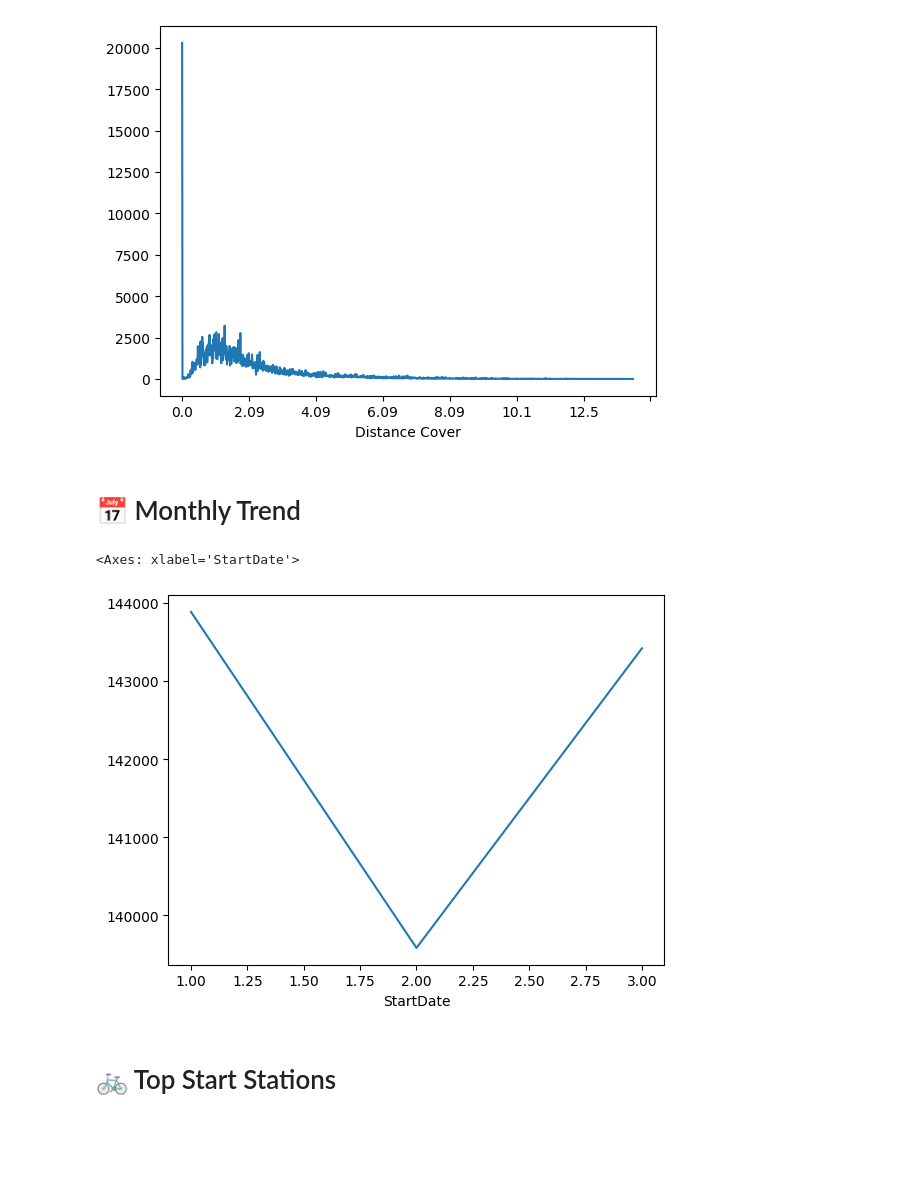
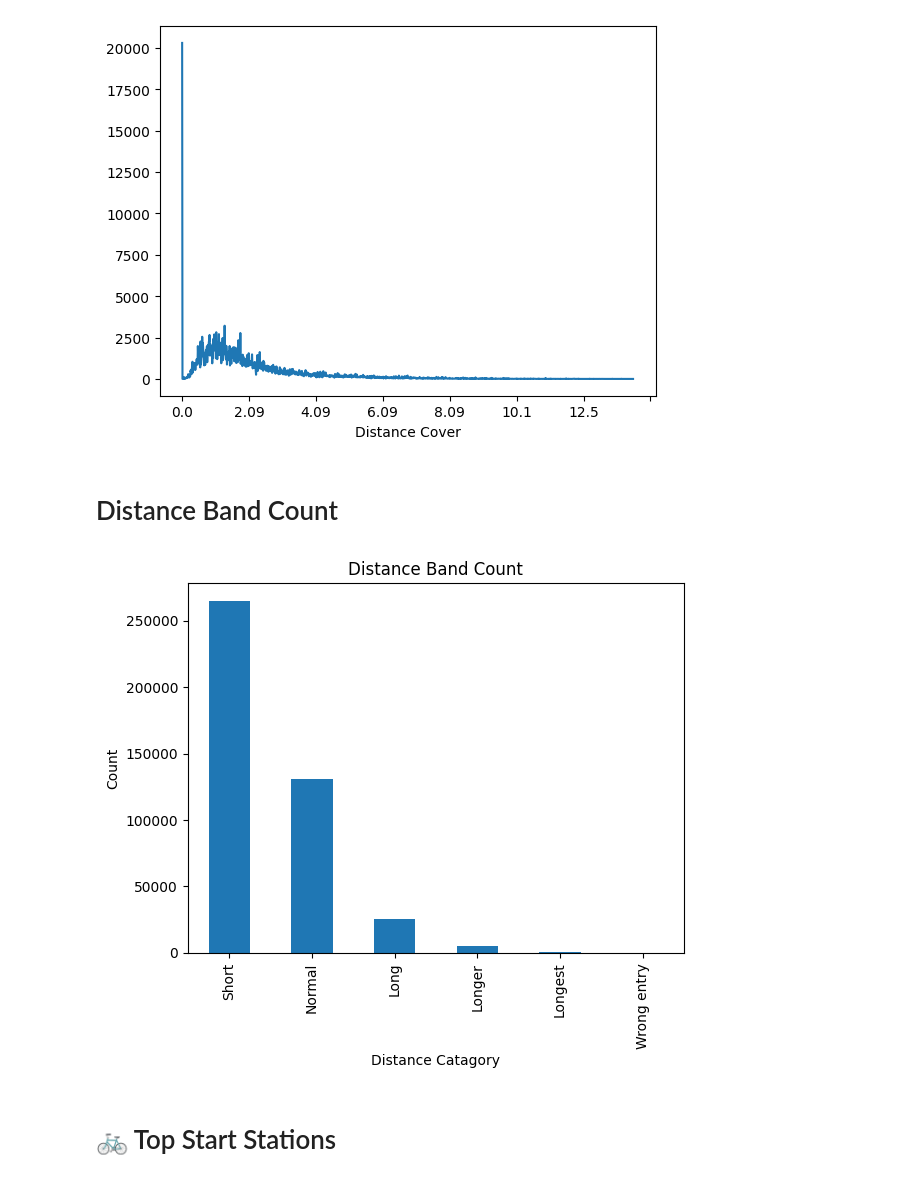
Before and after one commit to Ammarakanwal/Divvy_Trip, a Jupyter notebook: CaseStudy.ipynb, the cells around one changed output. Drawn from its saved outputs; the diff is of its cells as text; code cells hidden in the pictures; blank space fills up the shorter version.

```diff
--- a/CaseStudy.ipynb
+++ b/CaseStudy.ipynb
@@ -321,14 +326,16 @@ df['Distance Cover'].value_counts().sort_index().plot()
 # %% [output]
 <Axes: xlabel='Distance Cover'>
 [figure]
-# %% [markdown]
-# 📅 Monthly Trend
-# %%
-df['StartDate'] = pd.to_datetime(df['StartDate'])
-df['StartDate'].dt.month.value_counts().sort_index().plot()
-# %% [output]
-<Axes: xlabel='StartDate'>
-[figure, removed]
+# %% [markdown]
+# Distance Band Count
+# %%
+df['Distance Distribution'].value_counts().plot(kind='bar')
+plt.title('Distance Band Count')
+plt.xlabel('Distance Catagory')
+plt.ylabel('Count')
+plt.show()
+# %% [output]
+[figure, added]
 # %% [markdown]
 # 🚲 Top Start Stations
 # %%
```
Also changed, not shown: parts of 5 cells of this notebook, 3 other files.
